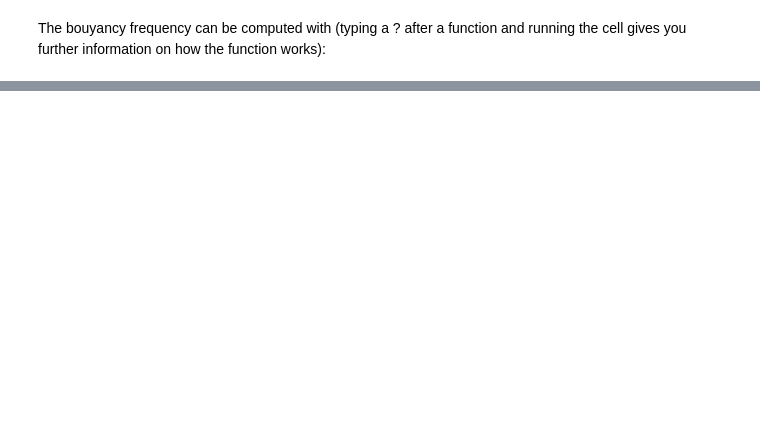
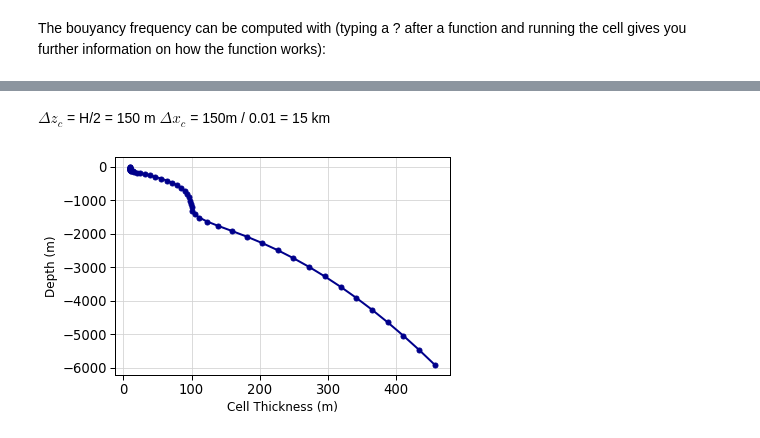
Before and after one commit to nicolasdettling/autumnschool, a Jupyter notebook: solutions.ipynb, the cells around one changed output, grey strips where cells are left out. Cells and saved outputs as stored; diff of their text form; code cells hidden in the pictures; blank space fills up the shorter version.

```diff
--- a/solutions.ipynb
+++ b/solutions.ipynb
@@ -94,0 +178,17 @@ Hints (from the ARCHER2 HPC manual):
+# %% [markdown]
+$\Delta z_c$ = H/2 = 150 m
+$\Delta x_c$ = 150m / 0.01 = 15 km
+# %%
+fig, ax = plt.subplots(figsize=(6, 4))
+
+ax.plot(mod.drF, mod.Z, color='darkblue', linewidth=2, marker='o', markersize=5)
+
+ax.set_xlabel('Cell Thickness (m)', fontsize=12)
+ax.set_ylabel('Depth (m)', fontsize=12)
+
+# Grid and style adjustments
+ax.grid(c='lightgrey')
+
+plt.show()
+# %% [output]
+[figure, added]
```
Also changed, not shown: parts of 19 cells of this notebook, 1 other file.
